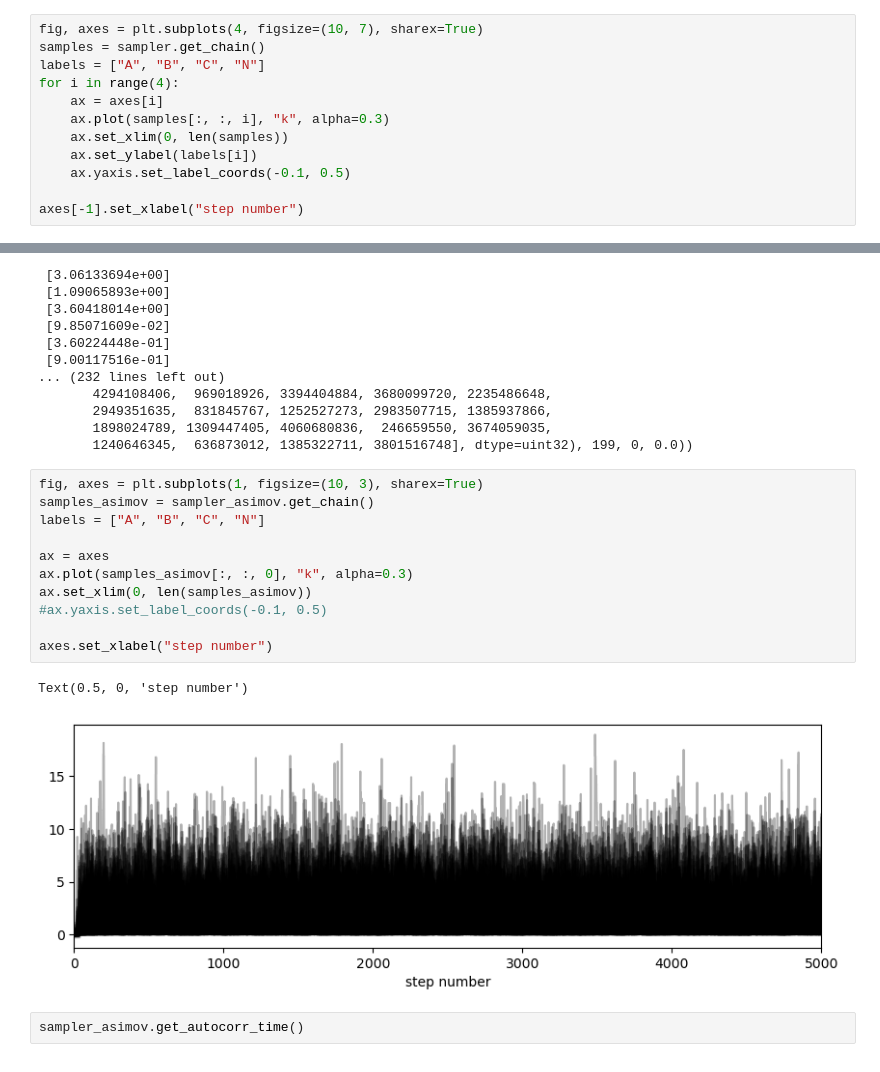
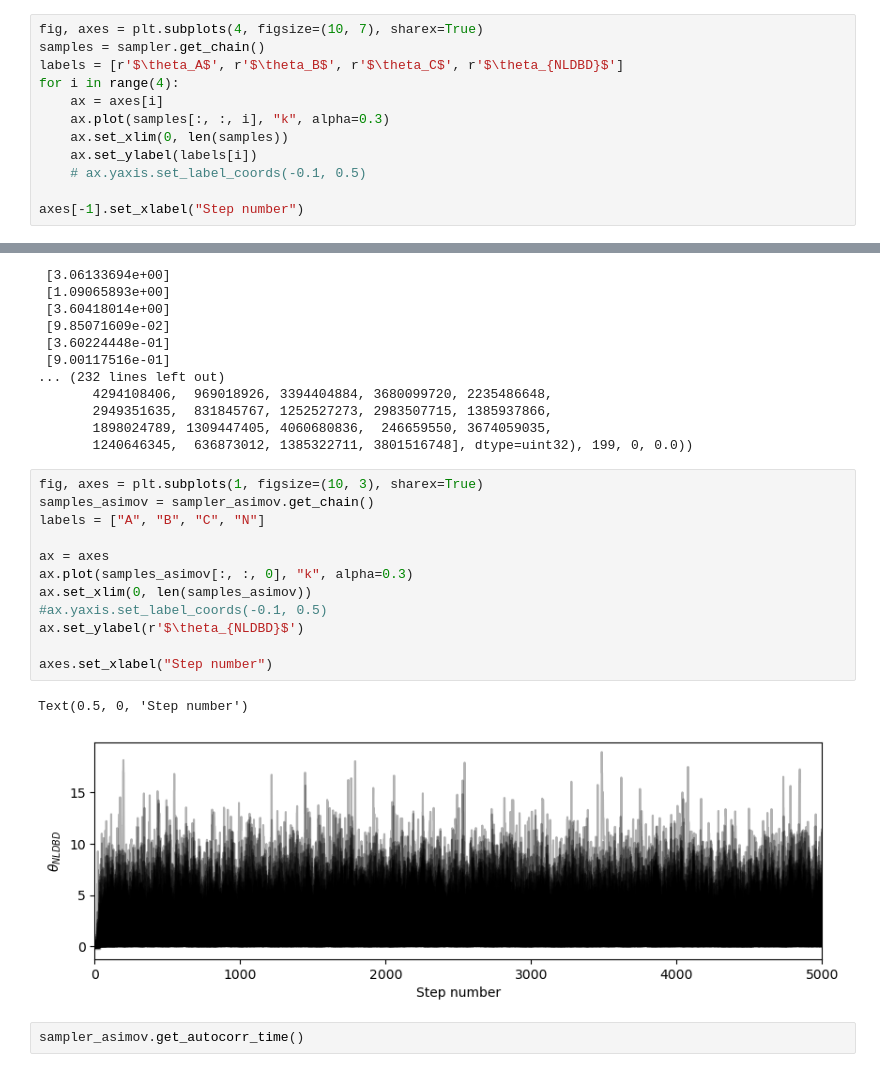
Before and after one commit to bucket420/dsc291-final, a Jupyter notebook: analysis.ipynb, the cells around one changed output, grey strips where cells are left out. Cells and saved outputs as stored; diff of their text form.

```diff
--- a/analysis.ipynb
+++ b/analysis.ipynb
@@ -369,13 +369,13 @@ State([[1.41238692e+03 3.86957015e+02 5.92329483e+00 2.01591967e+00]
 # %%
 fig, axes = plt.subplots(4, figsize=(10, 7), sharex=True)
 samples = sampler.get_chain()
-labels = ["A", "B", "C", "N"]
+labels = [r'$\theta_A$', r'$\theta_B$', r'$\theta_C$', r'$\theta_{NLDBD}$']
 for i in range(4):
     ax = axes[i]
     ax.plot(samples[:, :, i], "k", alpha=0.3)
     ax.set_xlim(0, len(samples))
     ax.set_ylabel(labels[i])
-    ax.yaxis.set_label_coords(-0.1, 0.5)
+    # ax.yaxis.set_label_coords(-0.1, 0.5)
 
-axes[-1].set_xlabel("step number")
+axes[-1].set_xlabel("Step number")
 # %% [output]
@@ -504,17 +508,18 @@ State([[4.80429793e-03]
 # %%
 fig, axes = plt.subplots(1, figsize=(10, 3), sharex=True)
 samples_asimov = sampler_asimov.get_chain()
 labels = ["A", "B", "C", "N"]
 
 ax = axes
 ax.plot(samples_asimov[:, :, 0], "k", alpha=0.3)
 ax.set_xlim(0, len(samples_asimov))
 #ax.yaxis.set_label_coords(-0.1, 0.5)
+ax.set_ylabel(r'$\theta_{NLDBD}$')
 
-axes.set_xlabel("step number")
+axes.set_xlabel("Step number")
 # %% [output]
-Text(0.5, 0, 'step number')
+Text(0.5, 0, 'Step number')
-[figure, old version]
+[figure, new version]
 # %%
 sampler_asimov.get_autocorr_time()
 # %% [output]
```
Also changed, not shown: parts of 5 cells of this notebook.
